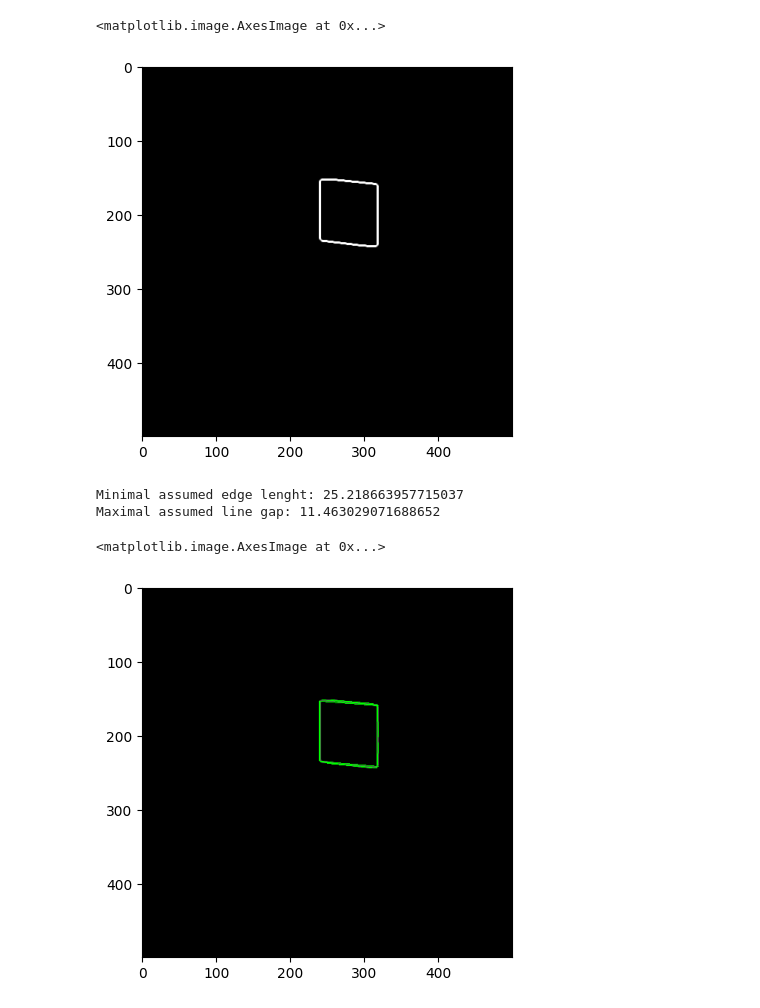
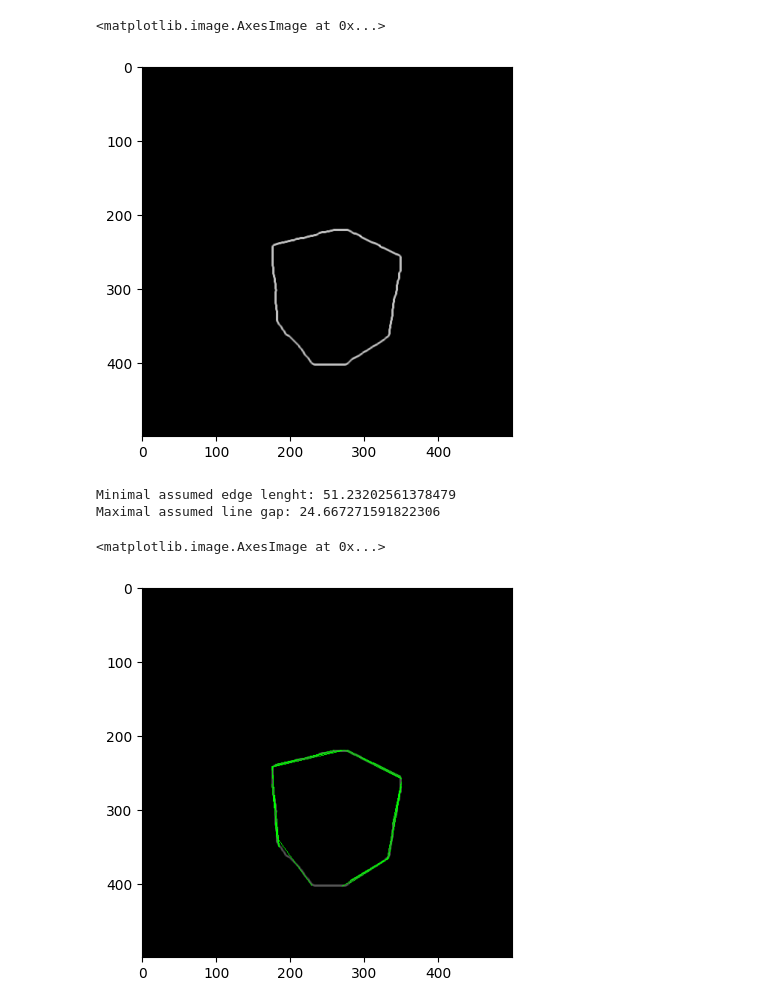
Before and after one commit to andrea25512/SIV-RubiksCube, a Jupyter notebook: final_code.ipynb, the cells around one changed output. Cells and saved outputs as stored; diff of their text form; code cells hidden in the pictures.

Commit message:
Changed crop to resize + clearing images

```diff
--- a/final_code.ipynb
+++ b/final_code.ipynb
@@ -48,3 +48,28 @@ def is_circle(contour, epsilon_factor=0.02, roundness_threshold=0.70):
     roundness = area / area_of_circle
     print(roundness)
     return roundness > roundness_threshold
+# %%
+def pad_to_square(image):
+    # Calculate the difference between the height and the width
+    height, width = image.shape[:2]
+    delta = abs(height - width)
+    top = bottom = left = right = 0
+
+    # Pad width if the image is taller than it is wide
+    if height > width:
+        left = right = delta // 2
+    # Pad height if the image is wider than it is tall
+    elif width > height:
+        top = bottom = delta // 2
+
+    # Use the last pixel value for padding
+    padded_image = cv2.copyMakeBorder(image, top, bottom, left, right, cv2.BORDER_REPLICATE)
+
+    # If the delta is odd, we need to add one more pixel of padding to one side
+    if delta % 2 != 0:
+        if width < height:
+            padded_image = cv2.copyMakeBorder(padded_image, 0, 0, 0, 1, cv2.BORDER_REPLICATE)
+        else:
+            padded_image = cv2.copyMakeBorder(padded_image, 0, 1, 0, 0, cv2.BORDER_REPLICATE)
+
+    return padded_image
@@ -52,18 +88,8 @@ def is_circle(contour, epsilon_factor=0.02, roundness_threshold=0.70):
 import random as rng
 from scipy import ndimage as ndi
 
-# crop image to have a square image
-def crop_square(img, size, interpolation=cv2.INTER_AREA):
-    h, w = img.shape[:2]
-    min_size = np.amin([h,w])
-
-    # Centralize and crop
-    crop_img = img[int(h/2-min_size/2):int(h/2+min_size/2), int(w/2-min_size/2):int(w/2+min_size/2)]
-    resized = cv2.resize(crop_img, (size, size), interpolation=interpolation)
-
-    return resized
-
-input_image = crop_square(cv2.imread('images/square9.png'), 300)
+input_image = pad_to_square(cv2.imread('images/real_cube2.jpg'))
+input_image = crop_square(input_image,300)
 
 blue, green, red = cv2.split(input_image)
 
@@ -333,25 +346,25 @@ edges = ndi.correlate(edges, mean_kernel)
 plt.imshow(edges,cmap="gray")
 # %% [output]
 <matplotlib.image.AxesImage at 0x...>
-[figure, old version]
+[figure, new version]
 # %%
 # dato che le linee del bordo trovate finora sono anche piene di noise, nonostante lo smussamento, uso una funzione che data una forma, si ricava delle linee DRITTE
-minimal_edge_length = (perimeter/6)*0.55 # deve dipendere dalla vicinanza del cubo di rubik dalla immagine!
+minimal_edge_length = (perimeter/6)*0.54 # deve dipendere dalla vicinanza del cubo di rubik dalla immagine!
 print("Minimal assumed edge lenght: "+str(minimal_edge_length))
-print("Maximal assumed line gap: "+str((perimeter/6)*0.25))
+print("Maximal assumed line gap: "+str((perimeter/6)*0.26))
 lines = cv2.HoughLinesP(edges, 3, np.pi/200, threshold=25, minLineLength=minimal_edge_length, maxLineGap=(perimeter/6)*0.25)
 
 # Disegna le linee sull'immagine originale per visualizzazione
 image_with_lines = image_with_lines = cv2.cvtColor(edges, cv2.COLOR_GRAY2BGR)
 for line in lines:
     x1, y1, x2, y2 = line[0]
     cv2.line(image_with_lines, (x1, y1), (x2, y2), (0, 255, 0), 1)
 plt.imshow(image_with_lines,cmap="gray")
 # %% [output]
-Minimal assumed edge lenght: 25.218663957715037
-Maximal assumed line gap: 11.463029071688652
+Minimal assumed edge lenght: 51.23202561378479
+Maximal assumed line gap: 24.667271591822306
 <matplotlib.image.AxesImage at 0x...>
-[figure, old version]
+[figure, new version]
 # %%
 #
 
```
Also changed, not shown: parts of 26 cells of this notebook, 20 other files.
